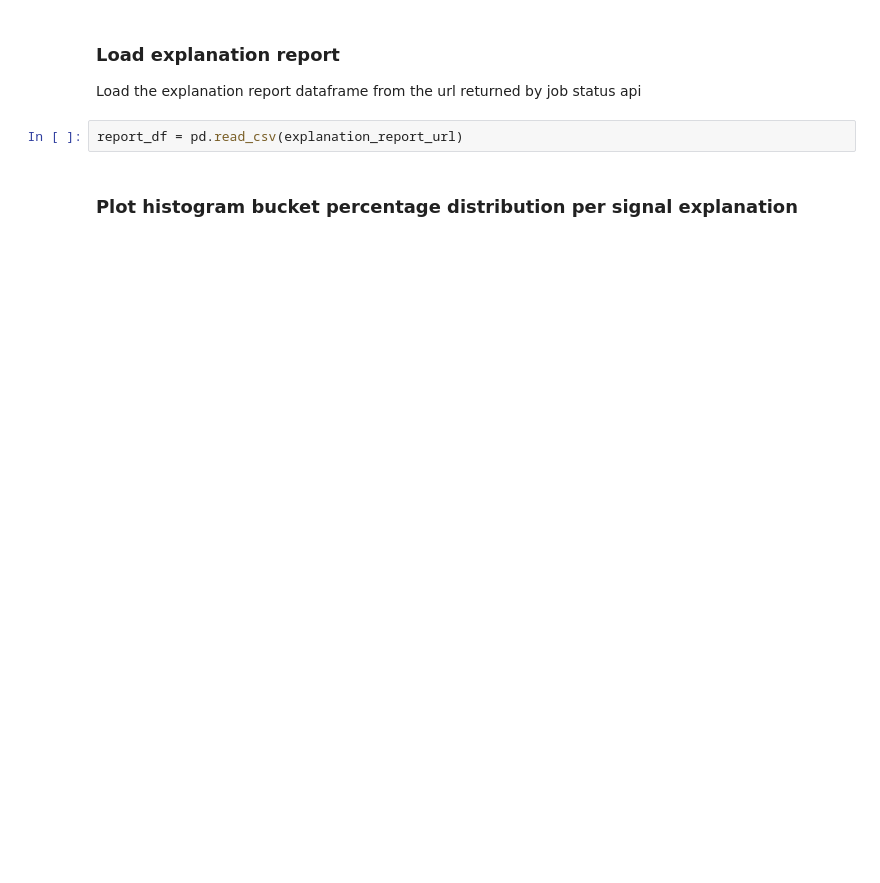
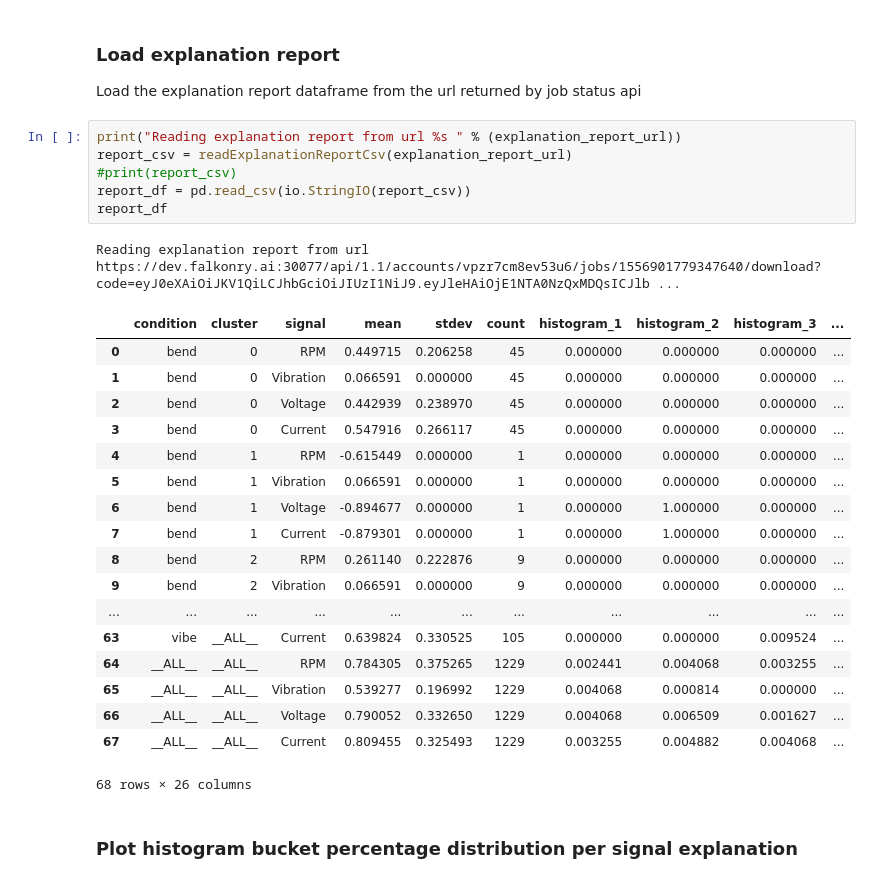
Before and after one commit to mukeshpat3l/examples, a Jupyter notebook: jupyter-example-notebooks/ExplanationConfidenceLRSExample.ipynb, the cells around one changed output. Saved outputs shown, nothing was run; the diff lists cells and outputs as text; blank space fills up the shorter version.

```diff
--- a/jupyter-example-notebooks/ExplanationConfidenceLRSExample.ipynb
+++ b/jupyter-example-notebooks/ExplanationConfidenceLRSExample.ipynb
@@ -524,8 +567,32 @@ getJobStatus(job_id)
 # %% [markdown]
 ### Load explanation report
 Load the explanation report dataframe from the url returned by job status api
-# %%
-report_df = pd.read_csv(explanation_report_url)
+# %%
+print("Reading explanation report from url %s " % (explanation_report_url))
+report_csv = readExplanationReportCsv(explanation_report_url)
+#print(report_csv)
+report_df = pd.read_csv(io.StringIO(report_csv))
+report_df
+# %% [output]
+Reading explanation report from url https://dev.falkonry.ai:30077/api/1.1/accounts/vpzr7cm8ev53u6/jobs/1556901779347640/download?code=eyJ0eXAiOiJKV1QiLCJhbGciOiJIUzI1NiJ9.eyJleHAiOjE1NTA0NzQxMDQsICJlb ...
+|  | condition | cluster | signal | mean | stdev | count | histogram_1 | histogram_2 | histogram_3 | ... |
+| 0 | bend | 0 | RPM | 0.449715 | 0.206258 | 45 | 0.000000 | 0.000000 | 0.000000 | ... |
+| 1 | bend | 0 | Vibration | 0.066591 | 0.000000 | 45 | 0.000000 | 0.000000 | 0.000000 | ... |
+| 2 | bend | 0 | Voltage | 0.442939 | 0.238970 | 45 | 0.000000 | 0.000000 | 0.000000 | ... |
+| 3 | bend | 0 | Current | 0.547916 | 0.266117 | 45 | 0.000000 | 0.000000 | 0.000000 | ... |
+| 4 | bend | 1 | RPM | -0.615449 | 0.000000 | 1 | 0.000000 | 0.000000 | 0.000000 | ... |
+| 5 | bend | 1 | Vibration | 0.066591 | 0.000000 | 1 | 0.000000 | 0.000000 | 0.000000 | ... |
+| 6 | bend | 1 | Voltage | -0.894677 | 0.000000 | 1 | 0.000000 | 1.000000 | 0.000000 | ... |
+| 7 | bend | 1 | Current | -0.879301 | 0.000000 | 1 | 0.000000 | 1.000000 | 0.000000 | ... |
+| 8 | bend | 2 | RPM | 0.261140 | 0.222876 | 9 | 0.000000 | 0.000000 | 0.000000 | ... |
+| 9 | bend | 2 | Vibration | 0.066591 | 0.000000 | 9 | 0.000000 | 0.000000 | 0.000000 | ... |
+| ... | ... | ... | ... | ... | ... | ... | ... | ... | ... | ... |
+| 63 | vibe | __ALL__ | Current | 0.639824 | 0.330525 | 105 | 0.000000 | 0.000000 | 0.009524 | ... |
+| 64 | __ALL__ | __ALL__ | RPM | 0.784305 | 0.375265 | 1229 | 0.002441 | 0.004068 | 0.003255 | ... |
+| 65 | __ALL__ | __ALL__ | Vibration | 0.539277 | 0.196992 | 1229 | 0.004068 | 0.000814 | 0.000000 | ... |
+| 66 | __ALL__ | __ALL__ | Voltage | 0.790052 | 0.332650 | 1229 | 0.004068 | 0.006509 | 0.001627 | ... |
+| 67 | __ALL__ | __ALL__ | Current | 0.809455 | 0.325493 | 1229 | 0.003255 | 0.004882 | 0.004068 | ... |
+68 rows × 26 columns
 # %% [markdown]
 ### Plot histogram bucket percentage distribution per signal explanation
 # %%
```
Also changed, not shown: parts of 8 cells of this notebook.
